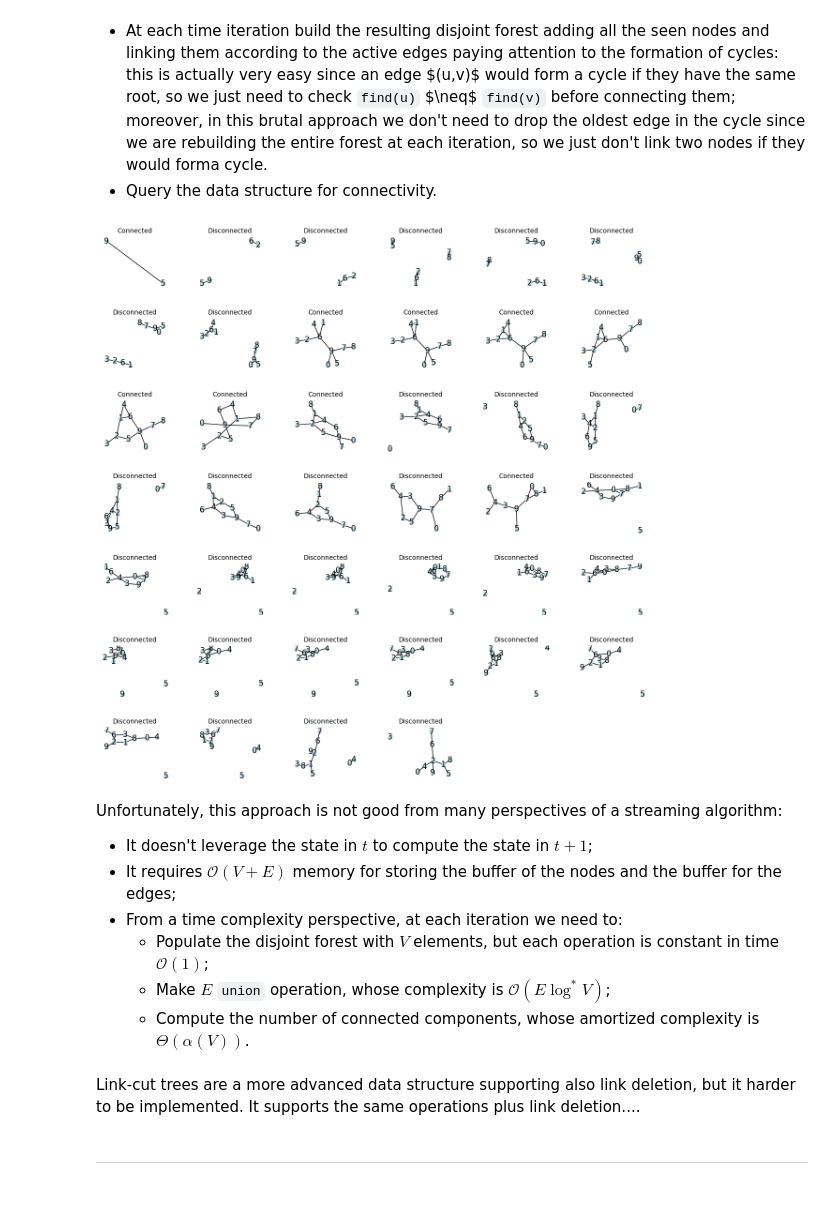
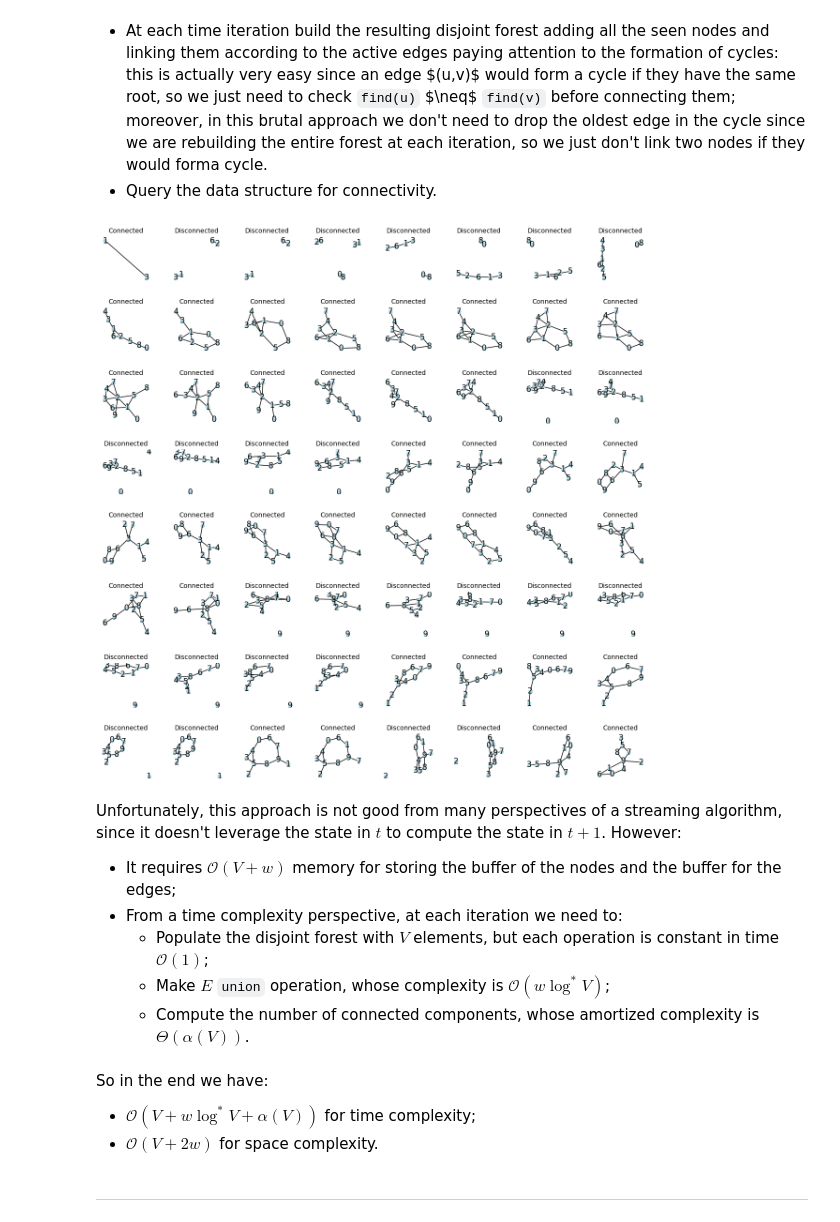
Before and after one commit to LeoDiNino97/SocialNetworks-OnlineMarkets, a Jupyter notebook: Social Networks/Homework/P4/P4.ipynb, the cells around one changed output. Cells and saved outputs as stored; diff of their text form; code cells hidden in the pictures; blank space fills up the shorter version.

````diff
--- a/Social Networks/Homework/P4/P4.ipynb
+++ b/Social Networks/Homework/P4/P4.ipynb
@@ -65,9 +67,6 @@ class DisjointForest():
               u,
               v):
 
-        self.insert(u)
-        self.insert(v)
-
         root_u = self.find(u)
         root_v = self.find(v)
 
@@ -77,21 +76,6 @@ class DisjointForest():
             self.parents[root_u] = root_v
             return (u,v)
 
-        '''
-        else:
-            # To keep the trees balanced
-
-            if self.rank[root_u] >= self.rank[root_v]:
-                self.parents[root_v] = root_u
-                self.rank[root_u] += 1
-
-            elif self.rank[root_u] < self.rank[root_v]:
-                self.parents[root_u] = root_v
-                self.rank[root_v] += 1
-
-            return (u,v)
-        '''
-
     def connectivity(self):
         return 'Connected' if len(set([self.find(x) for x in self.parents.keys()])) == 1 else 'Disconnected'
 # %%
@@ -136,31 +120,26 @@ def test(V, w, T):
         ax.set_title(str(DF.connectivity()), fontsize=10)
         nx.draw(G, pos=pos, with_labels=True, ax=ax, node_size=30, node_color='lightblue')
 
-        # Adding frame to each subplot
-        for spine in ax.spines.values():
-            spine.set_visible(True)
-            spine.set_edgecolor('black')
-            spine.set_linewidth(1.5)
-
     for i in range(T, num_rows * num_cols):
         axes[i].axis('off')
 
     plt.show()
 # %%
 test(V = 10,
-     w = 11,
-     T = 40)
+     w = 13,
+     T = 64)
 # %% [output]
-[figure, old version]
+[figure, new version]
 # %% [markdown]
-Unfortunately, this approach is not good from many perspectives of a streaming algorithm:
-+ It doesn't leverage the state in $t$ to compute the state in $t + 1$;
-+ It requires $\mathcal{O}(V + E)$ memory for storing the buffer of the nodes and the buffer for the edges;
+Unfortunately, this approach is not good from many perspectives of a streaming algorithm, since it doesn't leverage the state in $t$ to compute the state in $t + 1$. However:
++ It requires $\mathcal{O}(V + w)$ memory for storing the buffer of the nodes and the buffer for the edges;
 + From a time complexity perspective, at each iteration we need to:
     + Populate the disjoint forest with $V$ elements, but each operation is constant in time $\mathcal{O}(1)$;
-    + Make $E$ ```union``` operation, whose complexity is $\mathcal{O}(E \log^* V)$;
+    + Make $E$ ```union``` operation, whose complexity is $\mathcal{O}(w \log^* V)$;
     + Compute the number of connected components, whose amortized complexity is $\Theta(\alpha(V))$.
-# %% [markdown]
-Link-cut trees are a more advanced data structure supporting also link deletion, but it harder to be implemented. It supports the same operations plus link deletion....
-# %% [markdown]
-______________________
+# %% [markdown]
+So in the end we have:
++ $\mathcal{O}(V + w \log^*V + \alpha(V))$ for time complexity;
++ $\mathcal{O}(V + 2w)$ for space complexity.
+# %% [markdown]
+_________
````
Also changed, not shown: parts of 1 cell of this notebook, 7 other files.
